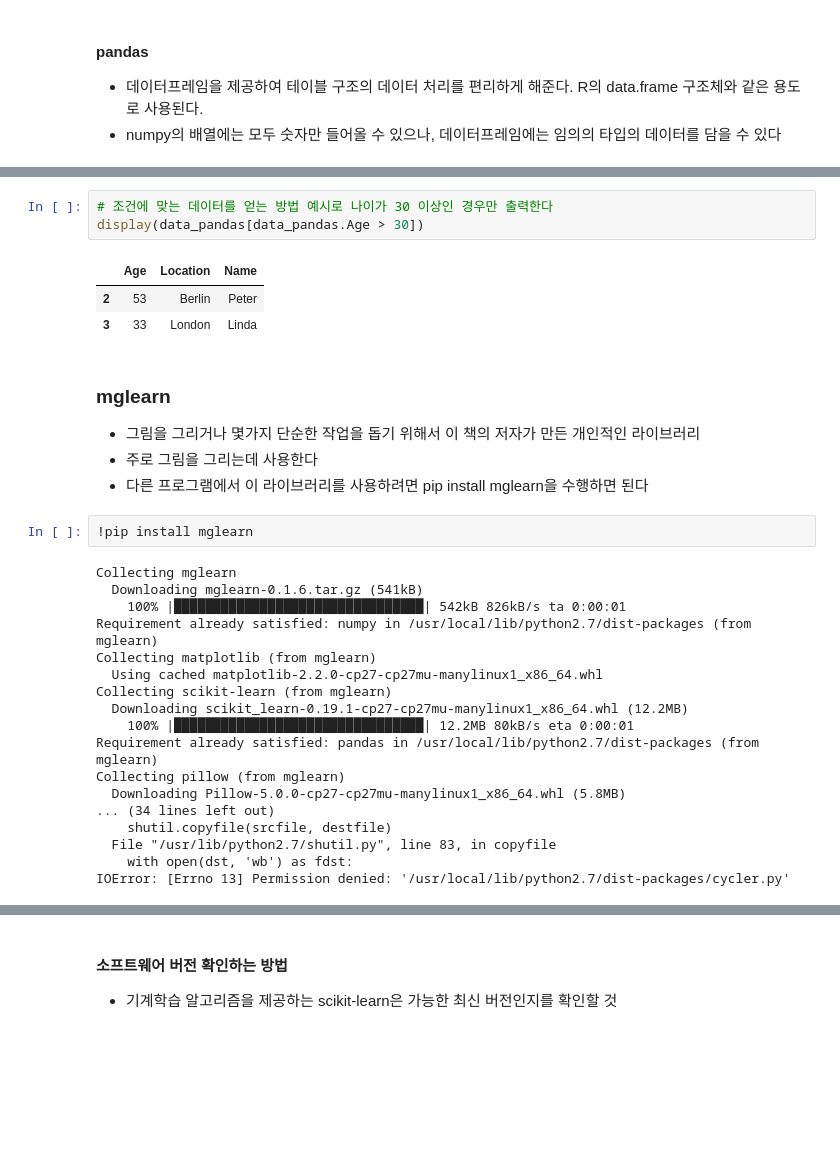
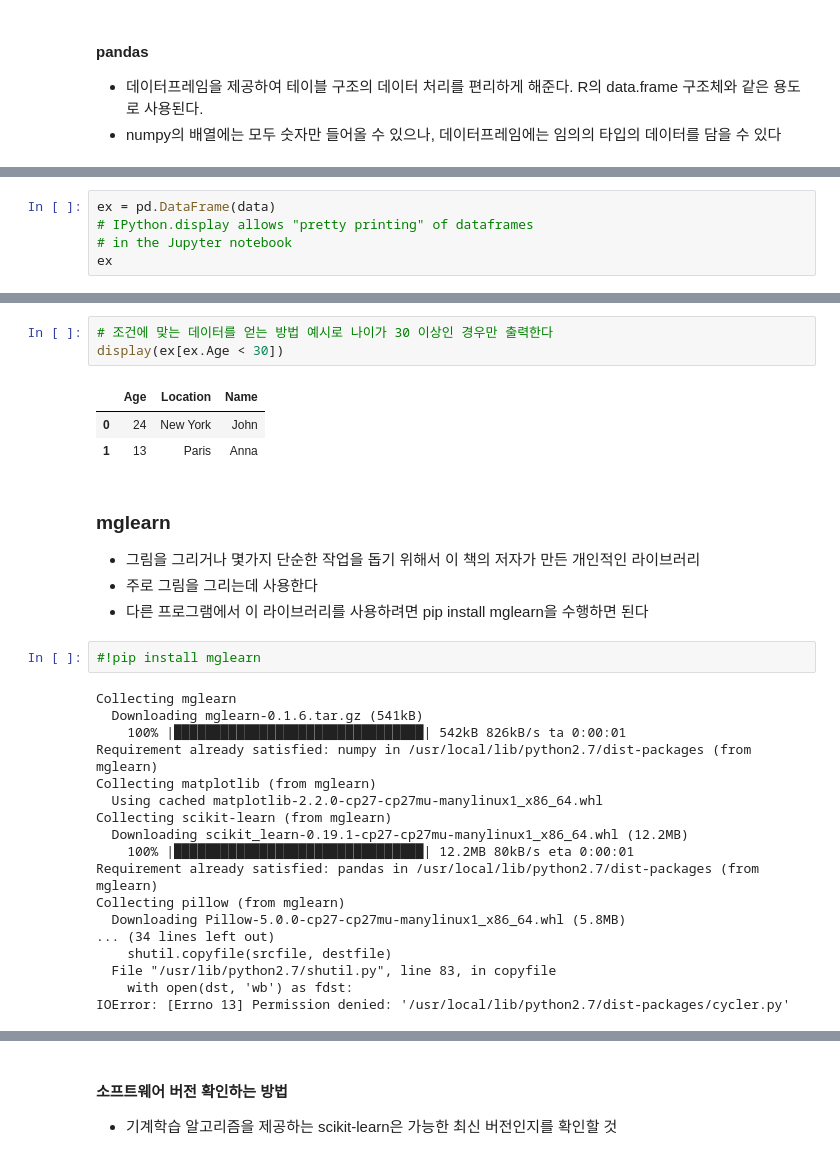
Before and after one commit to lilinkhu/kasit, a Jupyter notebook: u1.ipynb, the cells around one changed output, grey strips where cells are left out. Cells and saved outputs as stored; diff of their text form; blank space fills up the shorter version.

```diff
--- a/u1.ipynb
+++ b/u1.ipynb
@@ -159,0 +133,5 @@ data_pandas
+# %%
+ex = pd.DataFrame(data)
+# IPython.display allows "pretty printing" of dataframes
+# in the Jupyter notebook
+ex
@@ -160,17 +144,17 @@ data_pandas
 # %%
 # 조건에 맞는 데이터를 얻는 방법 예시로 나이가 30 이상인 경우만 출력한다
-display(data_pandas[data_pandas.Age > 30])
+display(ex[ex.Age < 30])
 # %% [output]
 |  | Age | Location | Name |
-| 2 | 53 | Berlin | Peter |
-| 3 | 33 | London | Linda |
+| 0 | 24 | New York | John |
+| 1 | 13 | Paris | Anna |
 # %% [markdown]
 ### mglearn
 - 그림을 그리거나 몇가지 단순한 작업을 돕기 위해서 이 책의 저자가 만든 개인적인 라이브러리
 - 주로 그림을 그리는데 사용한다
 - 다른 프로그램에서 이 라이브러리를 사용하려면 pip install mglearn을 수행하면 된다
 # %%
-!pip install mglearn
+#!pip install mglearn
 # %% [output]
 Collecting mglearn
   Downloading mglearn-0.1.6.tar.gz (541kB)
```
Also changed, not shown: parts of 36 cells of this notebook.
